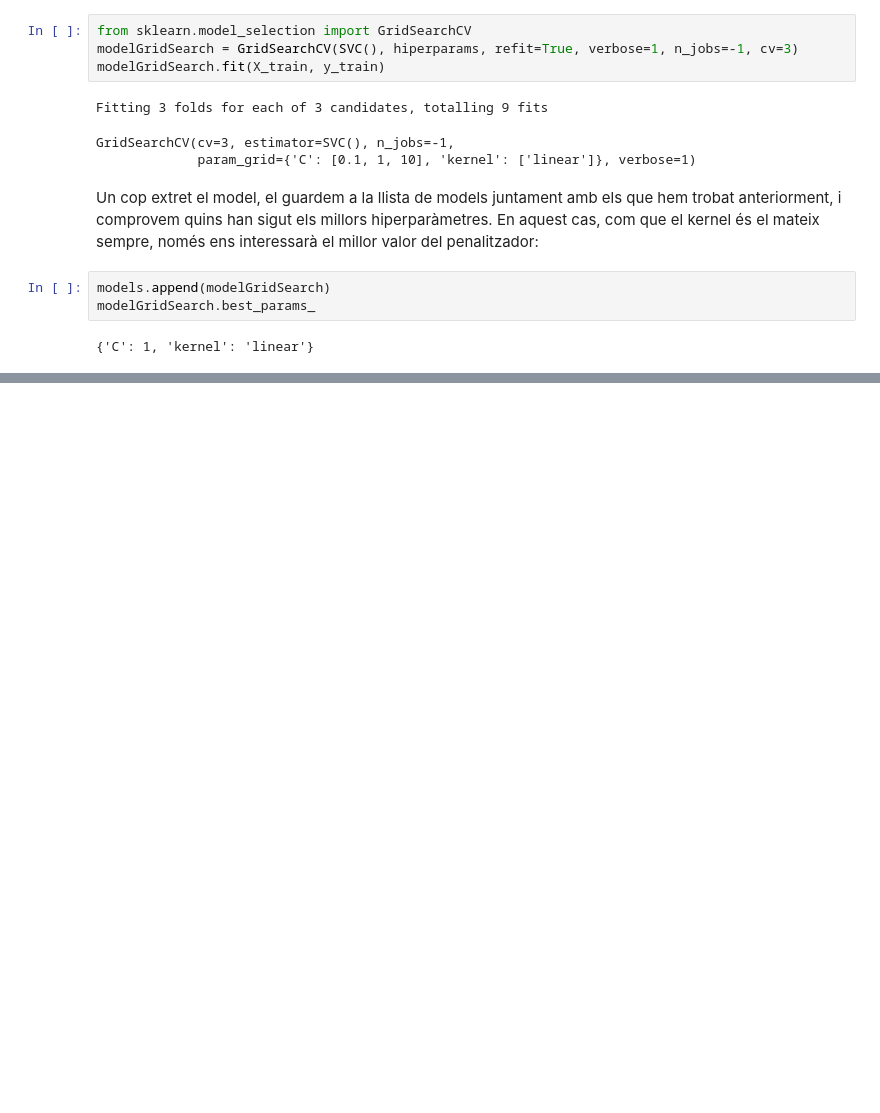
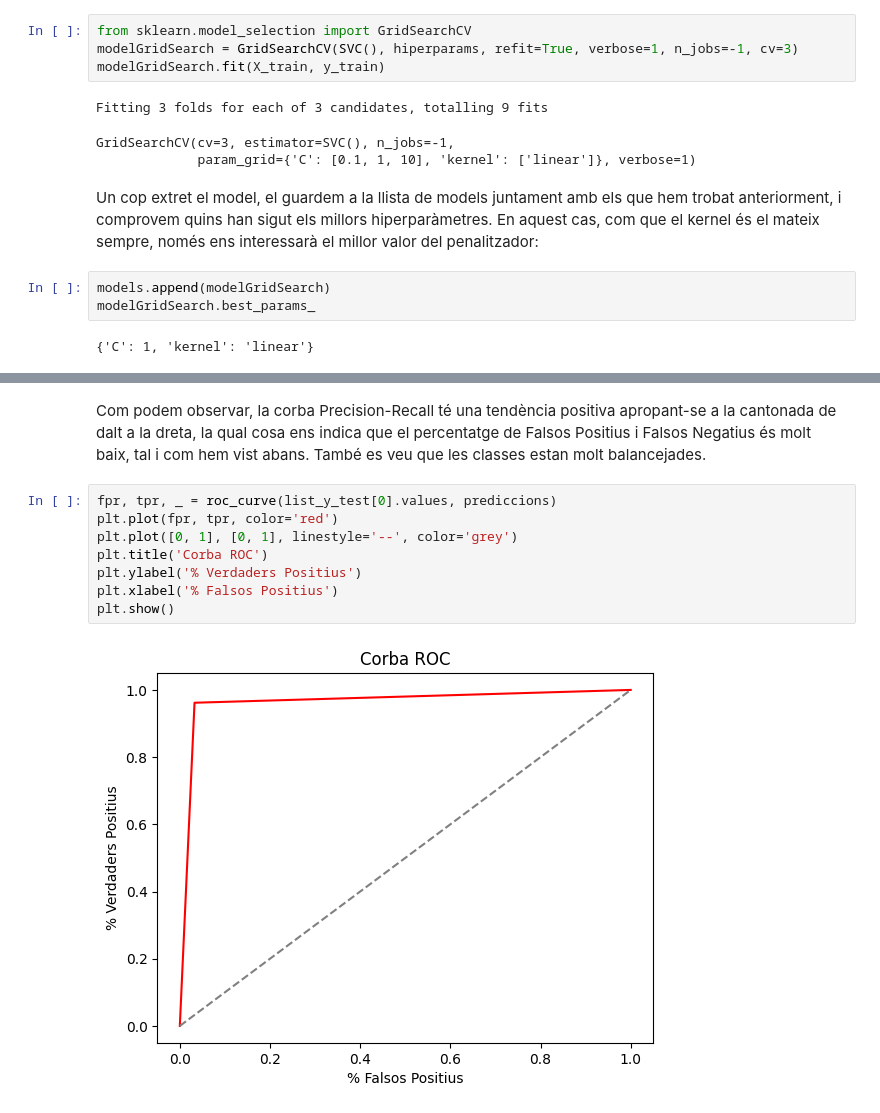
Before and after one commit to NIU1598103/casKaggle, a Jupyter notebook: Kaggle.ipynb, the cells around one changed output, grey strips where cells are left out. Drawn from its saved outputs; the diff is of its cells as text; blank space fills up the shorter version.

```diff
--- a/Kaggle.ipynb
+++ b/Kaggle.ipynb
@@ -382,0 +449,12 @@ modelGridSearch.best_params_
+# %% [markdown]
+Com podem observar, la corba Precision-Recall té una tendència positiva apropant-se a la cantonada de dalt a la dreta, la qual cosa ens indica que el percentatge de Falsos Positius i Falsos Negatius és molt baix, tal i com hem vist abans. També es veu que les classes estan molt balancejades.
+# %%
+fpr, tpr, _ = roc_curve(list_y_test[0].values, prediccions)
+plt.plot(fpr, tpr, color='red')
+plt.plot([0, 1], [0, 1], linestyle='--', color='grey')
+plt.title('Corba ROC')
+plt.ylabel('% Verdaders Positius')
+plt.xlabel('% Falsos Positius')
+plt.show()
+# %% [output]
+[figure, added]
```
Also changed, not shown: parts of 28 cells of this notebook.
